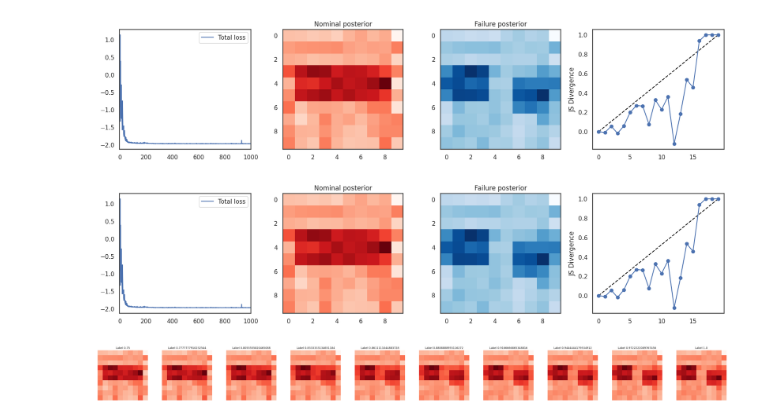
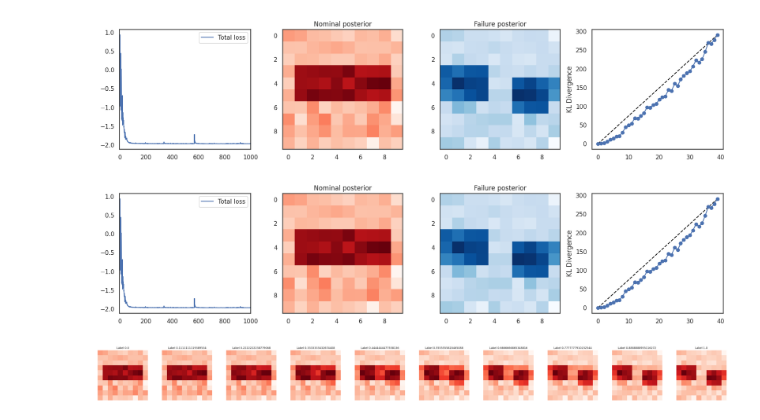
Before and after one commit to dawsonc/BayesAir, a Jupyter notebook: scripts/notebooks/seismic.ipynb, the cells around one changed output. Cells and saved outputs as stored; diff of their text form; code cells hidden in the pictures.

```diff
--- a/scripts/notebooks/seismic.ipynb
+++ b/scripts/notebooks/seismic.ipynb
@@ -141,8 +141,8 @@ with torch.no_grad():
     profile_failure[3:6, 0:4] = 1.0
     profile_failure[4:7, 6:10] = 1.0
 
-    plt.imshow(profile_nominal.cpu().numpy(), cmap="Reds", alpha=0.5)
-    plt.imshow(profile_failure.cpu().numpy(), cmap="Blues", alpha=0.5)
+    plt.imshow(profile_nominal.cpu().numpy(), cmap="Blues", alpha=0.5)
+    plt.imshow(profile_failure.cpu().numpy(), cmap="Reds", alpha=0.5)
 
     # Generate the data for the nominal and failure cases
     N_nominal = 25
@@ -346,7 +346,7 @@ grad_clip = 10
 weight_decay = 1e-4
 num_elbo_particles = 3
 num_divergence_particles = 10
-num_divergence_points = 20
+num_divergence_points = 40
 divergence_weight = 1e-1
 observation_noise_scale = 1e-3
 elbo_weight = 1e-4
@@ -355,9 +355,7 @@ elbo_weight = 1e-4
 flow = zuko.flows.NSF(features=nx_coarse * ny_coarse, context=1).to(device)
 
 optim = torch.optim.Adam(flow.parameters(), lr=lr, weight_decay=weight_decay)
-scheduler = torch.optim.lr_scheduler.StepLR(
-    optim, step_size=lr_steps, gamma=lr_gamma
-)
+scheduler = torch.optim.lr_scheduler.StepLR(optim, step_size=lr_steps, gamma=lr_gamma)
 nominal_elbo_losses = []
 failure_elbo_losses = []
 divergence_losses = []
@@ -390,7 +388,7 @@ for step in pbar:
             N=N_failure,
             receiver_observations=failure_observations,
         ),
-        "divergence": js_divergence(
+        "divergence": kl_divergence(
             flow,
             flow,
             nominal_context,
@@ -398,6 +396,12 @@ for step in pbar:
             num_divergence_particles,
         ),
     }
+    # Re-scale the divergence to [0, 1] (since we're using unbounded KL divergence)
+    # Use the divergence at label=1 as the reference point
+    failure_divergence = loss_components["divergence"][-1].clone()
+    loss_components["divergence"] /= failure_divergence + 1e-3
+
+    # Compute the loss based on the elbo and the deviation from divergence bounds
     loss_components["divergence_deviation"] = torch.nn.functional.relu(
         loss_components["divergence"] - divergence_bounds
     ).mean()
@@ -406,6 +410,7 @@ for step in pbar:
         + elbo_weight * loss_components["failure_elbo"] / N_failure
         + divergence_weight * loss_components["divergence_deviation"]
     )
+
     # Step the optimizer
     loss.backward()
     grad_norm = torch.nn.utils.clip_grad_norm_(flow.parameters(), grad_clip)
@@ -424,7 +429,8 @@ for step in pbar:
         f"Step {step} | "
         f"Nominal ELBO: {nominal_elbo_losses[-1]:.3e} | "
         f"Failure ELBO: {failure_elbo_losses[-1]:.3e} | "
-        f"JS deviation: {loss_components['divergence_deviation']:.3e} | "
+        f"Deviation: {loss_components['divergence_deviation']:.3e} | "
+        f"Failure divergence: {failure_divergence:.3e} |"
         f"Loss: {total_losses[-1]:.3e} | "
         f"Grad norm: {grad_norm:.3e}"
     )
@@ -450,33 +456,42 @@ for step in pbar:
     axs[2].imshow(failure_posterior, cmap="Blues")
     axs[2].set_title("Failure posterior")
 
-    axs[3].plot(divergence_bounds.cpu(), "k--", label="Bound")
-    axs[3].plot(loss_components["divergence"].detach().cpu(), "b-o", label="Observed")
-    axs[3].set_ylabel("JS Divergence")
+    axs[3].plot(
+        divergence_bounds.cpu() * failure_divergence.detach().cpu(),
+        "k--",
+        label="Bound",
+    )
+    axs[3].plot(
+        loss_components["divergence"].detach().cpu()
+        * failure_divergence.detach().cpu(),
+        "b-o",
+        label="Observed",
+    )
+    axs[3].set_ylabel("KL Divergence")
 
     IPython.display.display(plt.gcf())
 # %% [output]
-[figure, old version]
+[figure, new version]
-[figure, old version]
+[figure, new version]
 # %%
 n_steps = 10
-steps = torch.linspace(0.75, 1.0, n_steps, device=device)
+steps = torch.linspace(0.0, 1.0, n_steps, device=device)
 fig, axs = plt.subplots(1, n_steps, figsize=(5 * n_steps, 4))
 with torch.no_grad():
     for idx, label in enumerate(steps):
         axs[idx].imshow(
             flow(label.reshape(1))
             .sample((1000,))
             .mean(dim=0)
             .cpu()
             .numpy()
             .reshape(ny_coarse, nx_coarse),
             cmap="Reds",
         )
         axs[idx].set_title(f"Label {label}")
         axs[idx].axis("off")
 # %% [output]
-[figure, old version]
+[figure, new version]
 # %%
 with torch.no_grad():
     img1 = (
```
Also changed, not shown: parts of 5 cells of this notebook.
